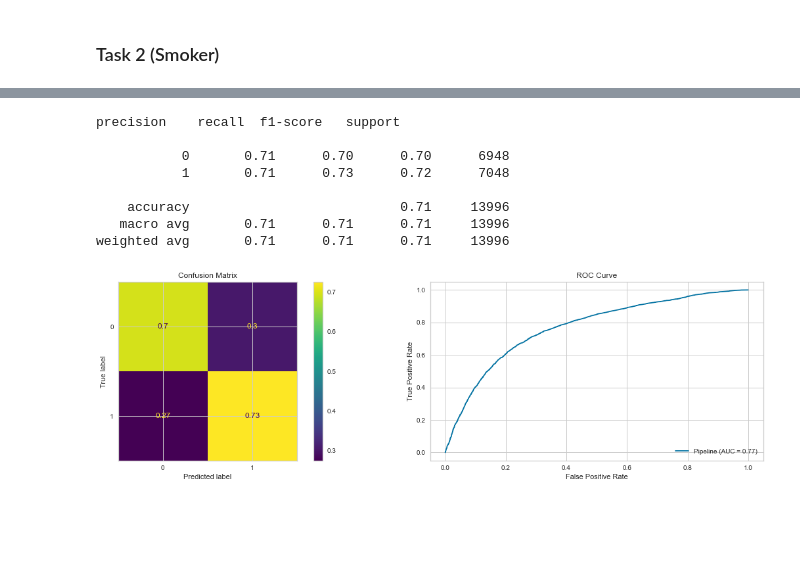
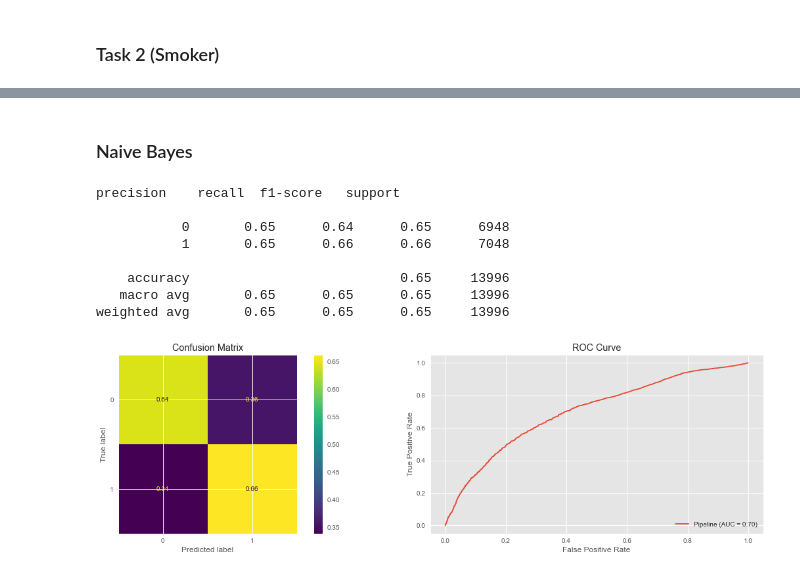
Before and after one commit to RobinsonCW/CardiovascularDiseaseClassification, a Jupyter notebook: src/objectives/lab-two/CardiovascularDiseaseClassification-LabTwo-Resubmission.ipynb, the cells around one changed output, grey strips where cells are left out. Cells and saved outputs as stored; diff of their text form; code cells hidden in the pictures; blank space fills up the shorter version.

```diff
--- a/src/objectives/lab-two/CardiovascularDiseaseClassification-LabTwo-Resubmission.ipynb
+++ b/src/objectives/lab-two/CardiovascularDiseaseClassification-LabTwo-Resubmission.ipynb
@@ -778,21 +770,21 @@ model_params = {
         "params": {
             "clf__alpha": [0.0001, 0.001, 0.01, 0.1, 1.0]
         }
+    },
+    "kneighborsClassifier": {
+        "model": pipe2,
+        "params": {
+            "clf__n_neighbors": np.arange(5,51),
+            "clf__weights": ["uniform", "distance"]
+        }
+    },
+    "logisticregression": {
+        "model": pipe5,
+        "params": {
+            "clf__C": [.01, .1, 1, 5, 10, 25, 50],
+            "clf__penalty": ["l1", "l2"]
+        }
     }
-    # "kneighborsClassifier": {
-    #     "model": pipe2,
-    #     "params": {
-    #         "clf__n_neighbors": np.arange(5,51),
-    #         "clf__weights": ["uniform", "distance"]
-    #     }
-    # },
-    # "logisticregression": {
-    #     "model": pipe5,
-    #     "params": {
-    #         "clf__C": [.01, .1, 1, 5, 10, 25, 50],
-    #         "clf__penalty": ["l1", "l2"]
-    #     }
-    # }
 }
 scores = []
 
@@ -1024,27 +1068,29 @@ fit = pipe1.fit(X_train, y_train)
+# %% [markdown]
+### Naive Bayes
 # %%
-y_pred = fit.predict(X_test)
+y_pred = fit1.predict(X_test)
 print(classification_report(y_test, y_pred))
 
 fig = plt.figure(1, figsize=(20, 5))
 
 chart_1 = fig.add_subplot(121)
 chart_2 = fig.add_subplot(122)
 
 # Pass Fitted Model, and our test sets, see how they do
 plot_confusion_matrix(pipe1, X_test, y_test, normalize='true', ax=chart_1)
 chart_1.set_title('Confusion Matrix')
 
 plot_roc_curve(pipe1, X_test, y_test, ax=chart_2)
 chart_2.set_title('ROC Curve')
 
 plt.show()
 # %% [output]
 precision    recall  f1-score   support
 
-           0       0.71      0.70      0.70      6948
-           1       0.71      0.73      0.72      7048
+           0       0.65      0.64      0.65      6948
+           1       0.65      0.66      0.66      7048
 
-    accuracy                           0.71     13996
-   macro avg       0.71      0.71      0.71     13996
-weighted avg       0.71      0.71      0.71     13996
+    accuracy                           0.65     13996
+   macro avg       0.65      0.65      0.65     13996
+weighted avg       0.65      0.65      0.65     13996
-[figure, old version]
+[figure, new version]
```
Also changed, not shown: parts of 34 cells of this notebook, 1 other file.
